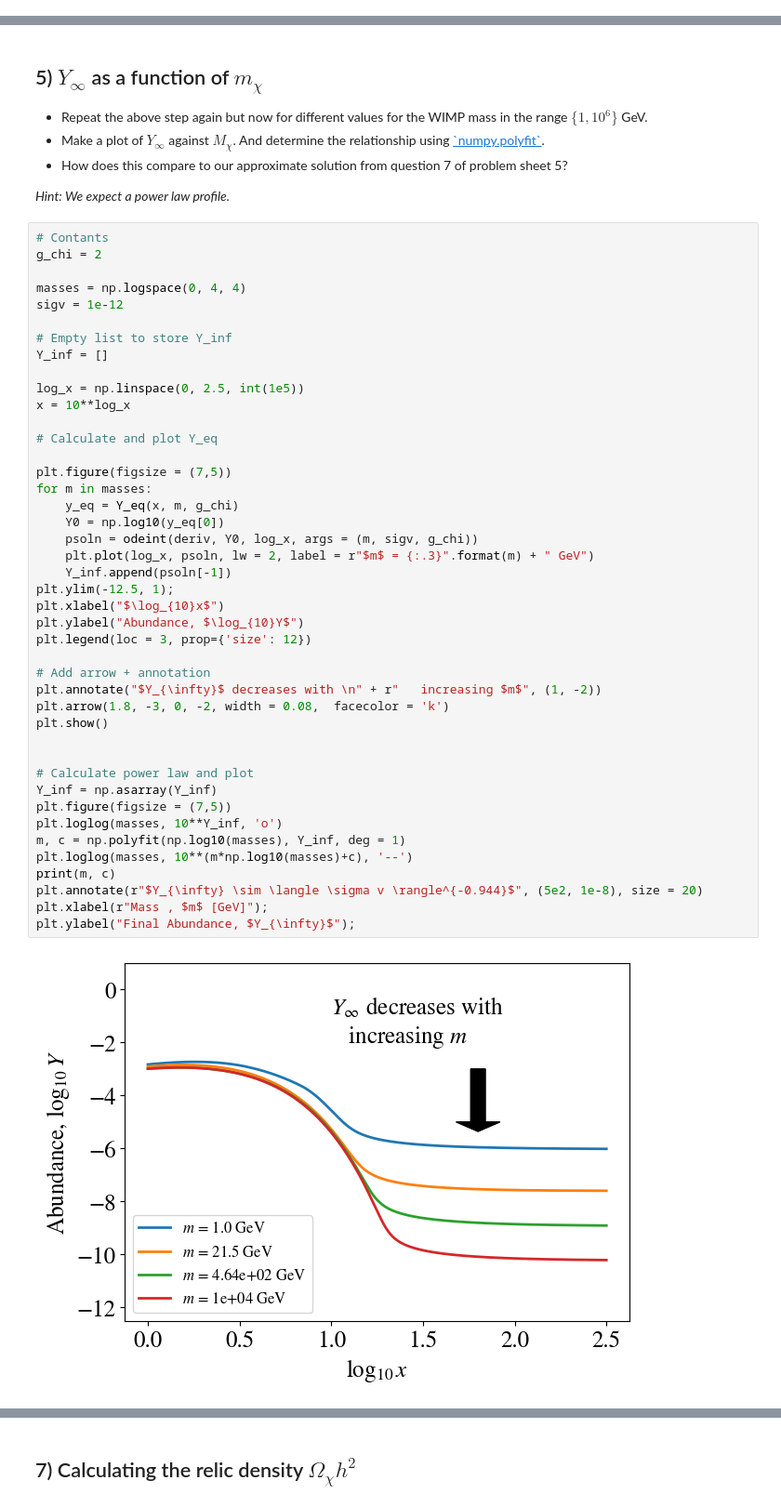
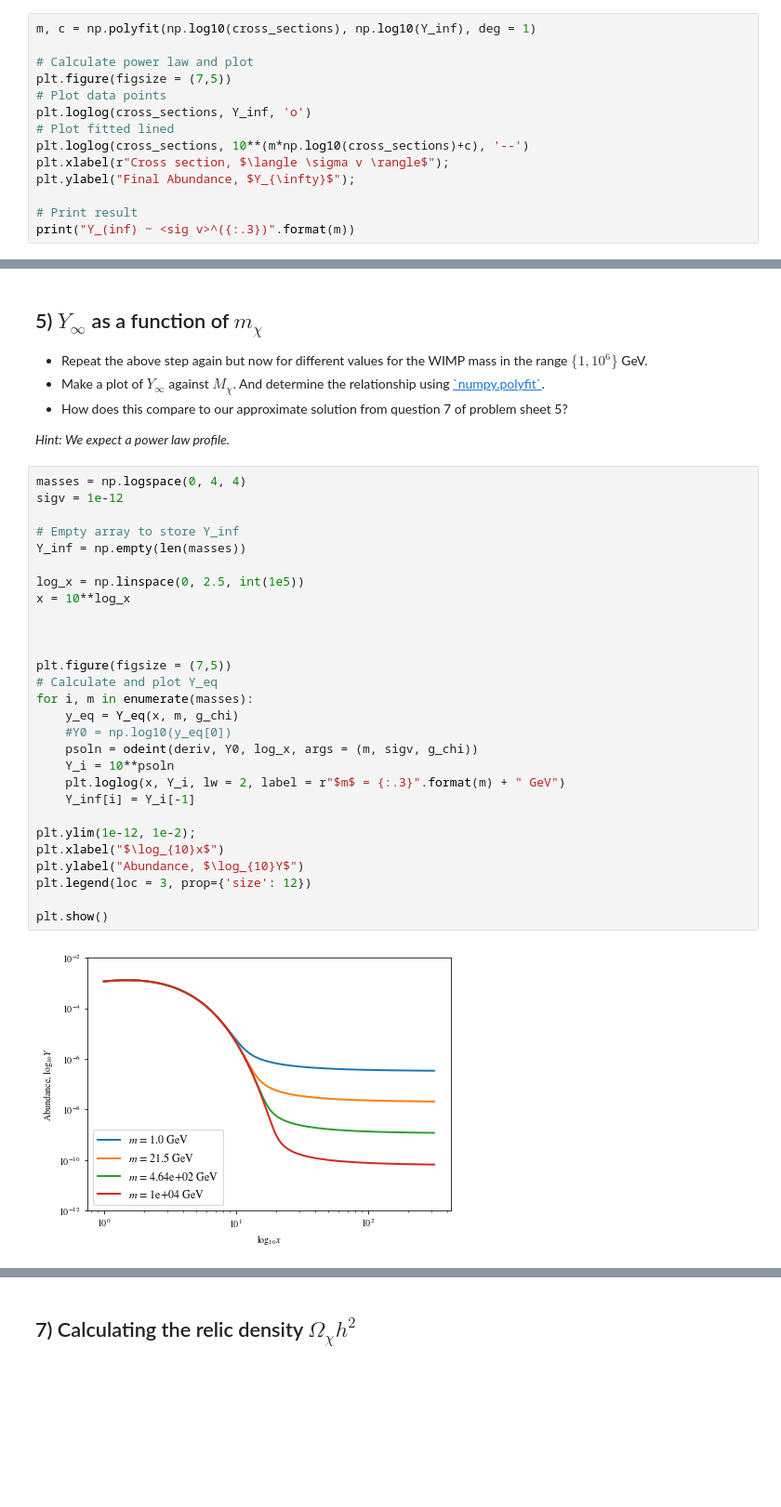
Before and after one commit to Dark-Matter-Textbook/Notebook-Exercises, a Jupyter notebook: Problems/wimp_relic_density/wimp-relic-solutions.ipynb, the cells around one changed output, grey strips where cells are left out. Shown at 93% size. Saved outputs shown, nothing was run; the diff lists cells and outputs as text; blank space fills up the shorter version.

```diff
--- a/Problems/wimp_relic_density/wimp-relic-solutions.ipynb
+++ b/Problems/wimp_relic_density/wimp-relic-solutions.ipynb
@@ -333,0 +232,14 @@ plt.ylabel("Final Abundance, $Y_{\infty}$");
+# %%
+m, c = np.polyfit(np.log10(cross_sections), np.log10(Y_inf), deg = 1)
+
+# Calculate power law and plot
+plt.figure(figsize = (7,5))
+# Plot data points
+plt.loglog(cross_sections, Y_inf, 'o')
+# Plot fitted lined
+plt.loglog(cross_sections, 10**(m*np.log10(cross_sections)+c), '--')
+plt.xlabel(r"Cross section, $\langle \sigma v \rangle$");
+plt.ylabel("Final Abundance, $Y_{\infty}$");
+
+# Print result
+print("Y_(inf) ~ <sig v>^({:.3})".format(m))
@@ -342,47 +257,32 @@ plt.ylabel("Final Abundance, $Y_{\infty}$");
 
 <i>Hint: We expect a power law profile.</i>
 # %%
-# Contants
-g_chi = 2
-
 masses = np.logspace(0, 4, 4)
 sigv = 1e-12
 
-# Empty list to store Y_inf
-Y_inf = []
+# Empty array to store Y_inf
+Y_inf = np.empty(len(masses))
 
 log_x = np.linspace(0, 2.5, int(1e5))
 x = 10**log_x
 
-# Calculate and plot Y_eq
+
 
 plt.figure(figsize = (7,5))
-for m in masses:
+# Calculate and plot Y_eq
+for i, m in enumerate(masses):
     y_eq = Y_eq(x, m, g_chi)
-    Y0 = np.log10(y_eq[0])
+    #Y0 = np.log10(y_eq[0])
     psoln = odeint(deriv, Y0, log_x, args = (m, sigv, g_chi))
-    plt.plot(log_x, psoln, lw = 2, label = r"$m$ = {:.3}".format(m) + " GeV")
-    Y_inf.append(psoln[-1])
-plt.ylim(-12.5, 1);
+    Y_i = 10**psoln
+    plt.loglog(x, Y_i, lw = 2, label = r"$m$ = {:.3}".format(m) + " GeV")
+    Y_inf[i] = Y_i[-1]
+
+plt.ylim(1e-12, 1e-2);
 plt.xlabel("$\log_{10}x$")
 plt.ylabel("Abundance, $\log_{10}Y$")
 plt.legend(loc = 3, prop={'size': 12})
 
-# Add arrow + annotation
-plt.annotate("$Y_{\infty}$ decreases with \n" + r"   increasing $m$", (1, -2))
-plt.arrow(1.8, -3, 0, -2, width = 0.08,  facecolor = 'k')
 plt.show()
-
-
-# Calculate power law and plot
-Y_inf = np.asarray(Y_inf)
-plt.figure(figsize = (7,5))
-plt.loglog(masses, 10**Y_inf, 'o')
-m, c = np.polyfit(np.log10(masses), Y_inf, deg = 1)
-plt.loglog(masses, 10**(m*np.log10(masses)+c), '--')
-print(m, c)
-plt.annotate(r"$Y_{\infty} \sim \langle \sigma v \rangle^{-0.944}$", (5e2, 1e-8), size = 20)
-plt.xlabel(r"Mass , $m$ [GeV]");
-plt.ylabel("Final Abundance, $Y_{\infty}$");
 # %% [output]
-[figure, old version]
+[figure, new version]
```
Also changed, not shown: parts of 22 cells of this notebook, 1 other file.
